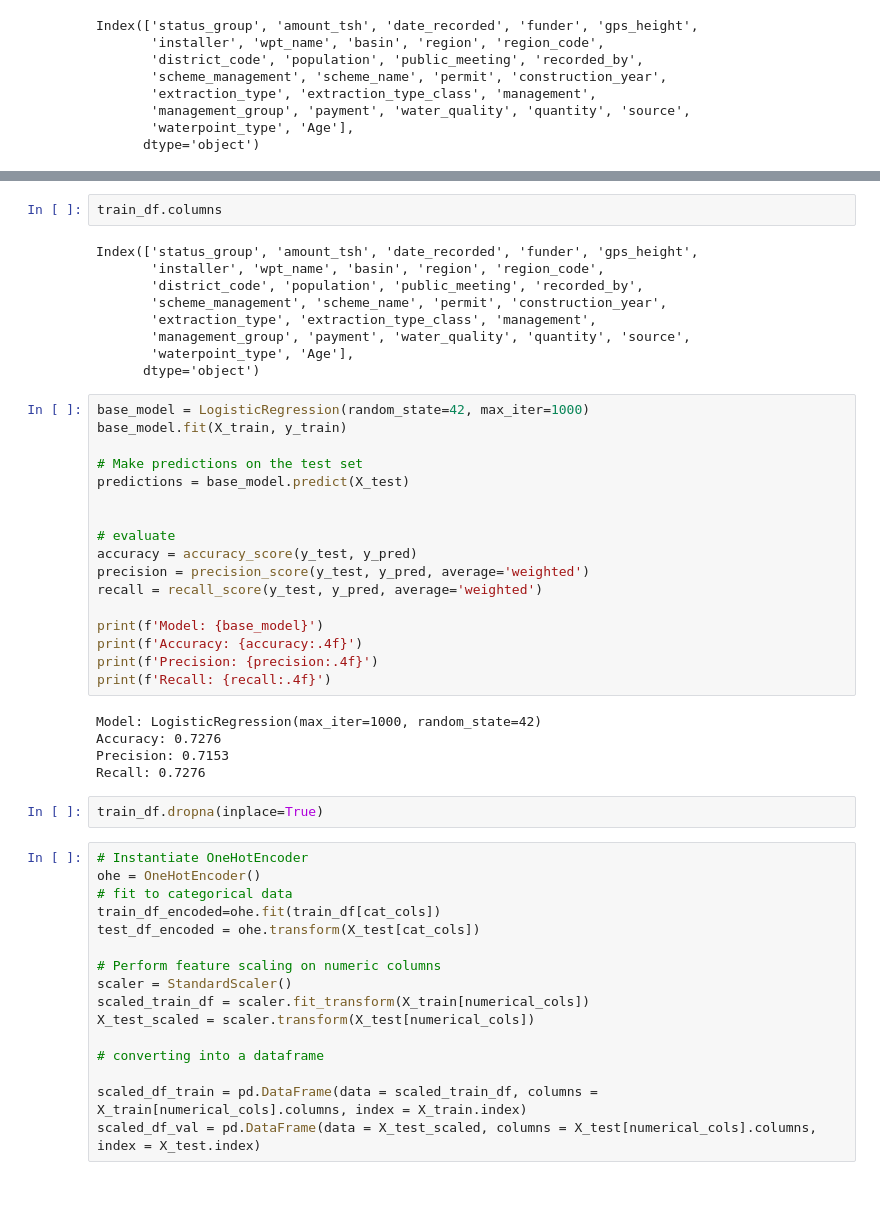
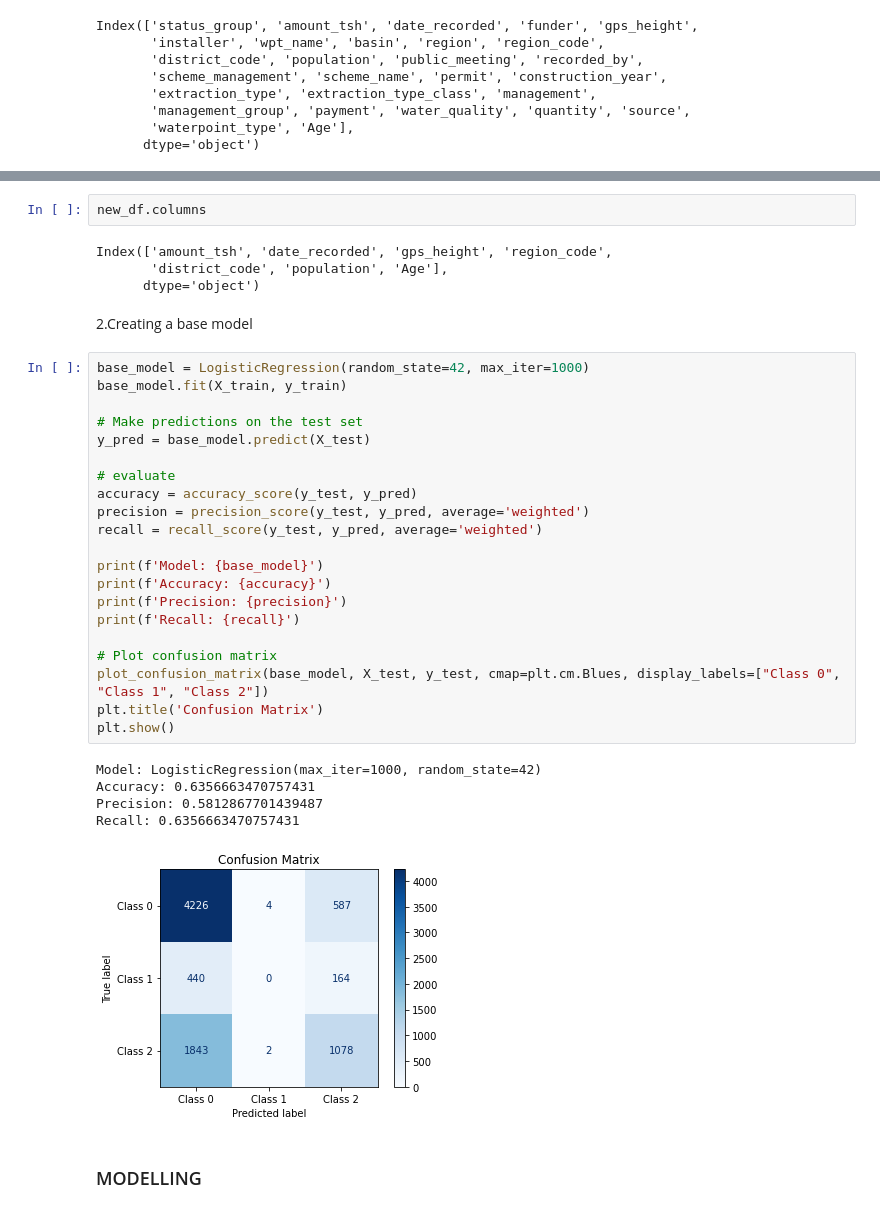
Before and after one commit to ENyawera/ML-Classification-project, a Jupyter notebook: notebook.ipynb, the cells around one changed output, grey strips where cells are left out. Cells and saved outputs as stored; diff of their text form.

```diff
--- a/notebook.ipynb
+++ b/notebook.ipynb
@@ -589,51 +580,37 @@ X_train, X_test, y_train, y_test = train_test_split(X,y_transformed,test_size=0.
 # %%
-train_df.columns
+new_df.columns
 # %% [output]
-Index(['status_group', 'amount_tsh', 'date_recorded', 'funder', 'gps_height',
-       'installer', 'wpt_name', 'basin', 'region', 'region_code',
-       'district_code', 'population', 'public_meeting', 'recorded_by',
-       'scheme_management', 'scheme_name', 'permit', 'construction_year',
-       'extraction_type', 'extraction_type_class', 'management',
-       'management_group', 'payment', 'water_quality', 'quantity', 'source',
-       'waterpoint_type', 'Age'],
+Index(['amount_tsh', 'date_recorded', 'gps_height', 'region_code',
+       'district_code', 'population', 'Age'],
       dtype='object')
+# %% [markdown]
+2.Creating a base model
 # %%
 base_model = LogisticRegression(random_state=42, max_iter=1000)
 base_model.fit(X_train, y_train)
 
 # Make predictions on the test set
-predictions = base_model.predict(X_test)
-
+y_pred = base_model.predict(X_test)
 
 # evaluate
 accuracy = accuracy_score(y_test, y_pred)
 precision = precision_score(y_test, y_pred, average='weighted')
 recall = recall_score(y_test, y_pred, average='weighted')
 
 print(f'Model: {base_model}')
-print(f'Accuracy: {accuracy:.4f}')
-print(f'Precision: {precision:.4f}')
-print(f'Recall: {recall:.4f}')
+print(f'Accuracy: {accuracy}')
+print(f'Precision: {precision}')
+print(f'Recall: {recall}')
+
+# Plot confusion matrix
+plot_confusion_matrix(base_model, X_test, y_test, cmap=plt.cm.Blues, display_labels=["Class 0", "Class 1", "Class 2"])
+plt.title('Confusion Matrix')
+plt.show()
 # %% [output]
 Model: LogisticRegression(max_iter=1000, random_state=42)
-Accuracy: 0.7276
-Precision: 0.7153
-Recall: 0.7276
+Accuracy: 0.6356663470757431
+Precision: 0.5812867701439487
+Recall: 0.6356663470757431
+[figure, added]
-# %%
-train_df.dropna(inplace=True)
-# %%
-# Instantiate OneHotEncoder
-ohe = OneHotEncoder()
-# fit to categorical data
-train_df_encoded=ohe.fit(train_df[cat_cols])
-test_df_encoded = ohe.transform(X_test[cat_cols])
-
-# Perform feature scaling on numeric columns
-scaler = StandardScaler()
-scaled_train_df = scaler.fit_transform(X_train[numerical_cols])
-X_test_scaled = scaler.transform(X_test[numerical_cols])
-
-# converting into a dataframe
-
-scaled_df_train = pd.DataFrame(data = scaled_train_df, columns = X_train[numerical_cols].columns, index = X_train.index)
-scaled_df_val = pd.DataFrame(data = X_test_scaled, columns = X_test[numerical_cols].columns, index = X_test.index)
+# %% [markdown]
+### MODELLING
```
Also changed, not shown: parts of 45 cells of this notebook, 8 other files.
